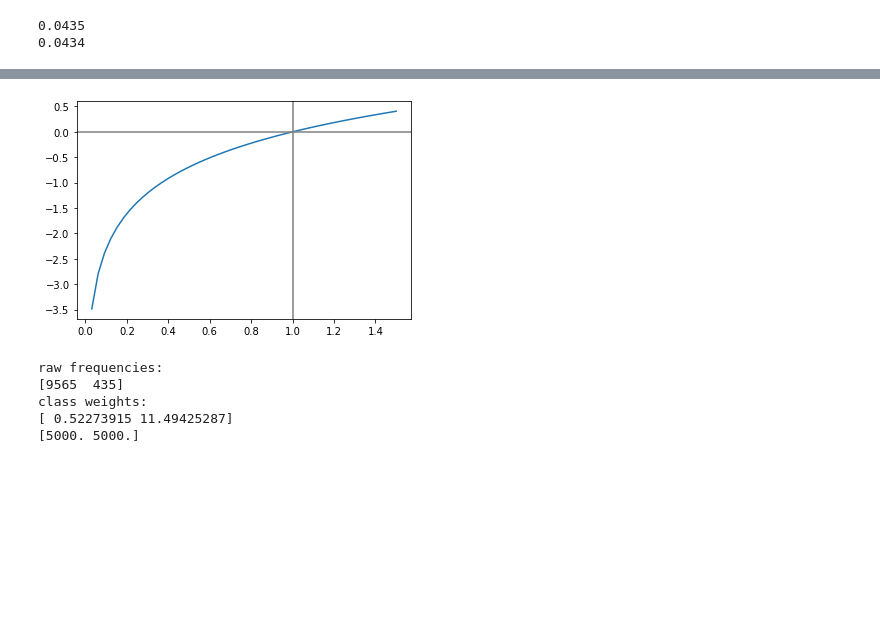
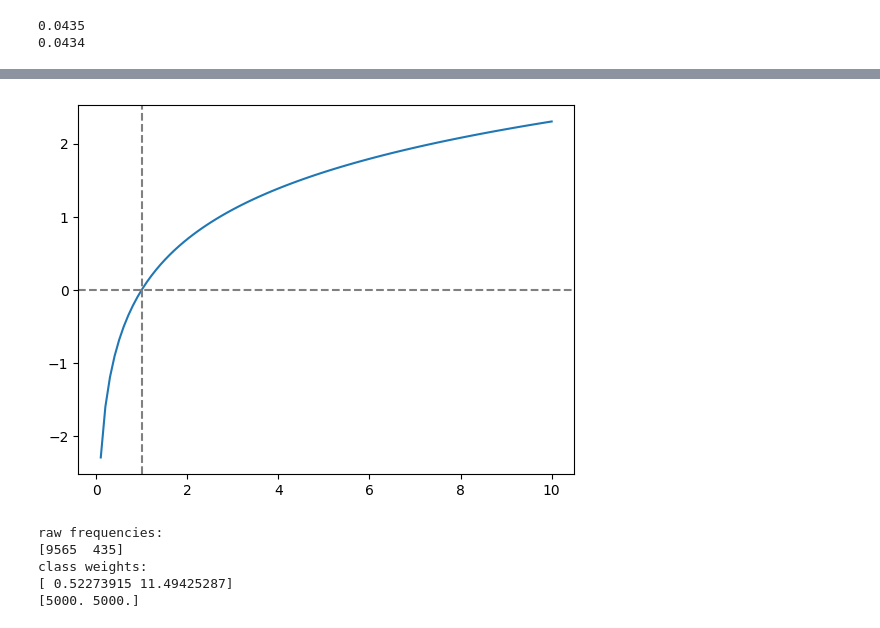
Before and after one commit to ftvalentini/itba-AnalisisPredictivo, a Jupyter notebook: imbalanced_clf/clf_imbalanced.ipynb, the cells around one changed output, grey strips where cells are left out. Drawn from its saved outputs; the diff is of its cells as text; code cells hidden in the pictures; blank space fills up the shorter version.

```diff
--- a/imbalanced_clf/clf_imbalanced.ipynb
+++ b/imbalanced_clf/clf_imbalanced.ipynb
@@ -164,9 +213,10 @@ tal que $w_{c}$ pondera a cada clase inversamente según su frecuencia. En parti
 # %%
-x = np.linspace(0, 1.5, num=50)
+# plot log(x)
+x = np.linspace(0, 10, 100)
 plt.plot(x, np.log(x))
-plt.axvline(x=1, color="gray")
-plt.axhline(y=0, color="gray")
+plt.axvline(x=1, color="gray", linestyle="--")
+plt.axhline(y=0, color="gray", linestyle="--")
 plt.show()
 # %% [output]
-[figure, old version]
+[figure, new version]
 # %%
```
Also changed, not shown: parts of 47 cells of this notebook, 1 other file.
